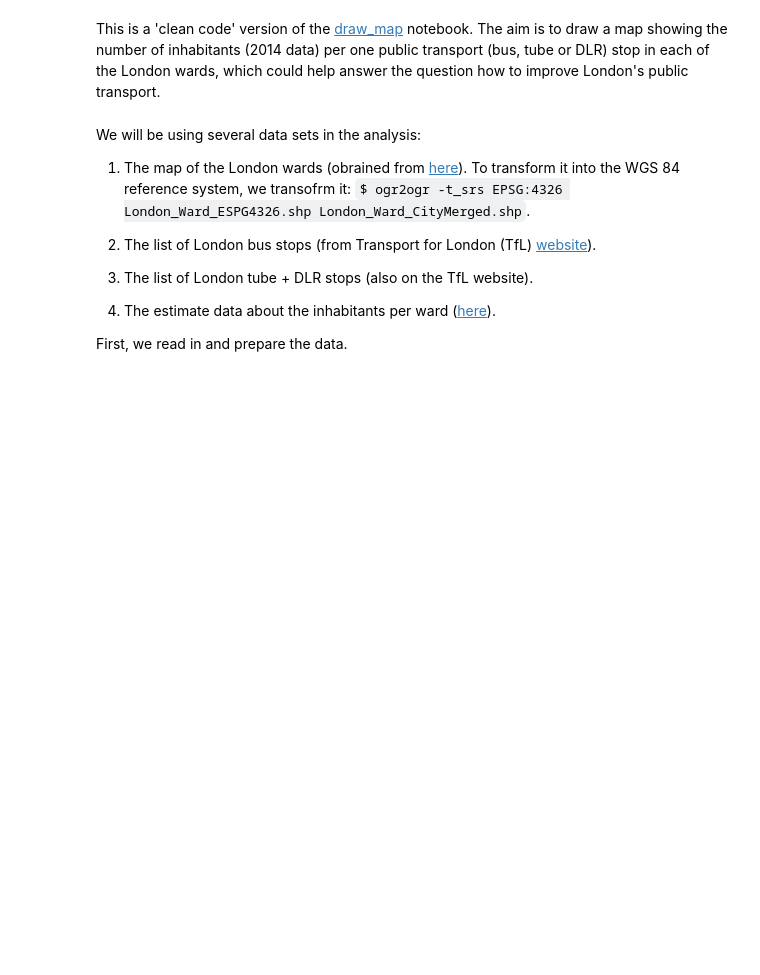
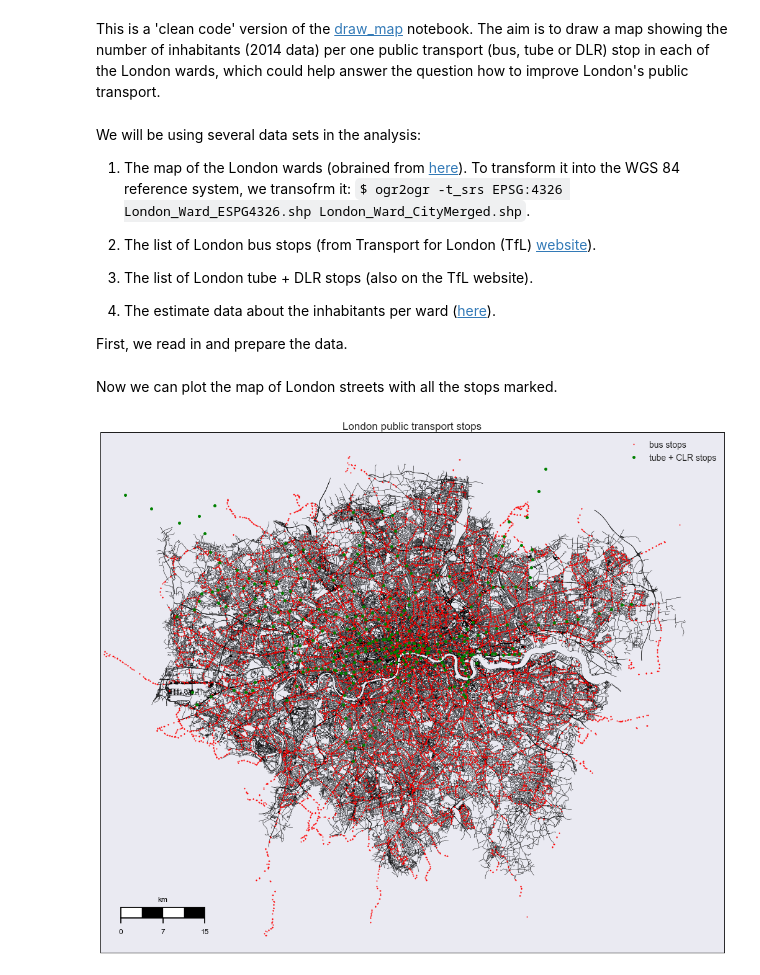
Before and after one commit to ondrejiayc/mapCrap, a Jupyter notebook: density_maps.ipynb, the cells around one changed output. Saved outputs shown, nothing was run; the diff lists cells and outputs as text; code cells hidden in the pictures; blank space fills up the shorter version.

Commit message:
Map of the public transport stops.

```diff
--- a/density_maps.ipynb
+++ b/density_maps.ipynb
@@ -55,8 +55,10 @@ def proj_transform(df):
 busStops = proj_transform(busStops)
 # %%
 # tube + DLR stops
-with open('data/stations.kml','r') as fd:
-    doc = xmltodict.parse(fd.read())
+# comes as a KML file, so a bit of a hacky way of decoding it
+
+with open('data/stations.kml','r') as f:
+    doc = xmltodict.parse(f.read())
 
 tubeNames = []
 tubeLats = []
@@ -71,3 +73,32 @@ for pMark in doc['kml']['Document']['Placemark']:
     tubeLats.append(c[1])
 
 tubeStops = pd.DataFrame({'names': tubeNames, 'lon': tubeLons, 'lat': tubeLats})
+# %% [markdown]
+Now we can plot the map of London streets with all the stops marked.
+# %%
+plt.clf()
+
+myMap = Basemap(projection='merc',resolution='h',area_thresh=0.1,
+                llcrnrlon=-.6,llcrnrlat=51.21,urcrnrlon=.4,urcrnrlat=51.73)
+
+myMap.drawmapboundary()
+
+#myMap.drawrivers(color='aqua',linewidth=2.)
+myMap.drawmapscale(lon=-.5,lat=51.25,lon0=-0.13,lat0=51.51,length=15,barstyle='fancy',fontsize=12)
+
+#myMap.readshapefile('data/London-wards-2014_ESRI/London_Ward_ESPG4326','london')
+myMap.readshapefile('data/roads','roads')
+
+x,y = myMap(list(busStops['lon']),list(busStops['lat']))
+myMap.plot(x,y,'ro',markersize=2,label='bus stops')
+
+x,y = myMap(list(tubeStops['lon']),list(tubeStops['lat']))
+myMap.plot(x,y,'go',markersize=5,label='tube + CLR stops')
+
+plt.legend(fontsize=14)
+
+plt.title('London public transport stops',fontsize=17)
+
+plt.show()
+# %% [output]
+[figure, added]
```
Also changed, not shown: parts of 1 cell of this notebook.
